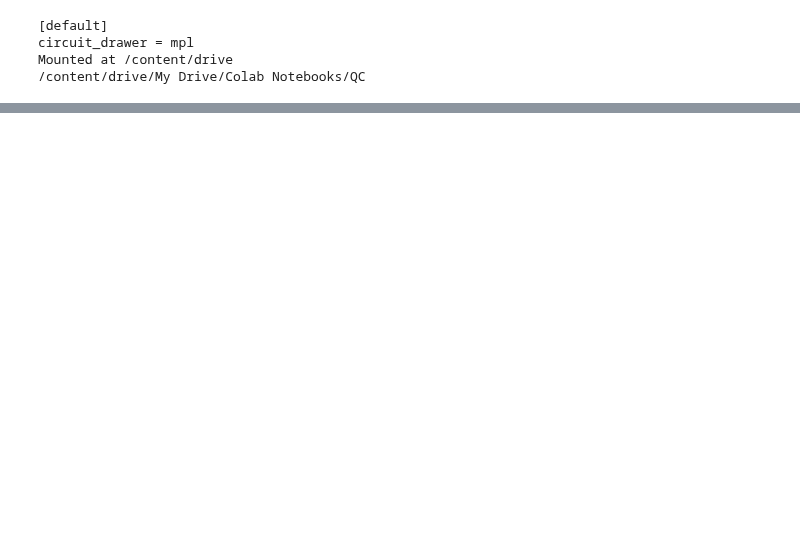
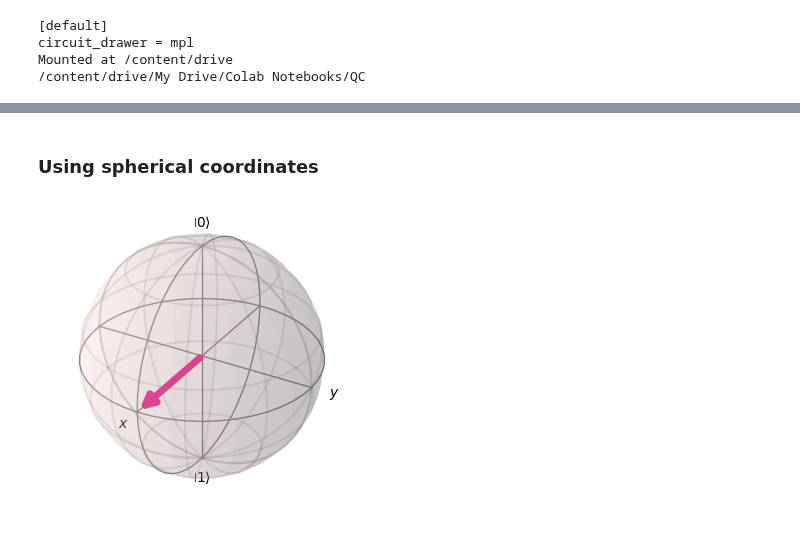
Before and after one commit to mrromaniuc/quantum-computing, a Jupyter notebook: IBMCertifiedAssociateDeveloperQiskit/09.4-Plot_a_Bloch_Vector.ipynb, the cells around one changed output, grey strips where cells are left out. Cells and saved outputs as stored; diff of their text form; code cells hidden in the pictures; blank space fills up the shorter version.

```diff
--- a/IBMCertifiedAssociateDeveloperQiskit/09.4-Plot_a_Bloch_Vector.ipynb
+++ b/IBMCertifiedAssociateDeveloperQiskit/09.4-Plot_a_Bloch_Vector.ipynb
@@ -67,0 +66,10 @@ backend = provider.get_backend("ibmq_quito")
+# %% [markdown]
+### Using spherical coordinates
+# %%
+import numpy as np
+
+coord = [1, np.pi/2, 0]
+
+plot_bloch_vector(coord, figsize=(3,3), coord_type="spherical")
+# %% [output]
+[figure, added]
```
Also changed, not shown: parts of 10 cells of this notebook.
